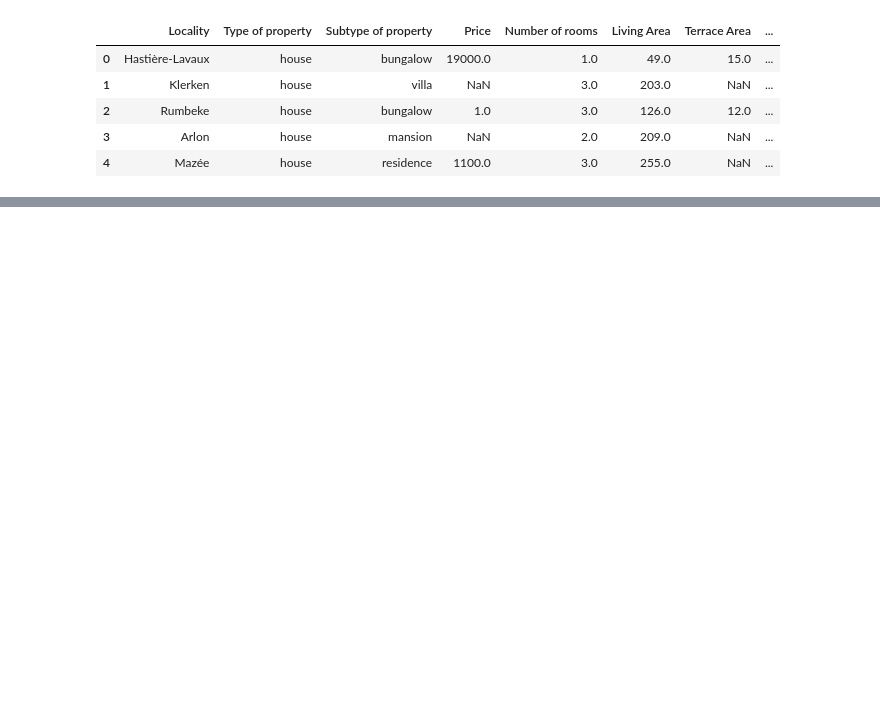
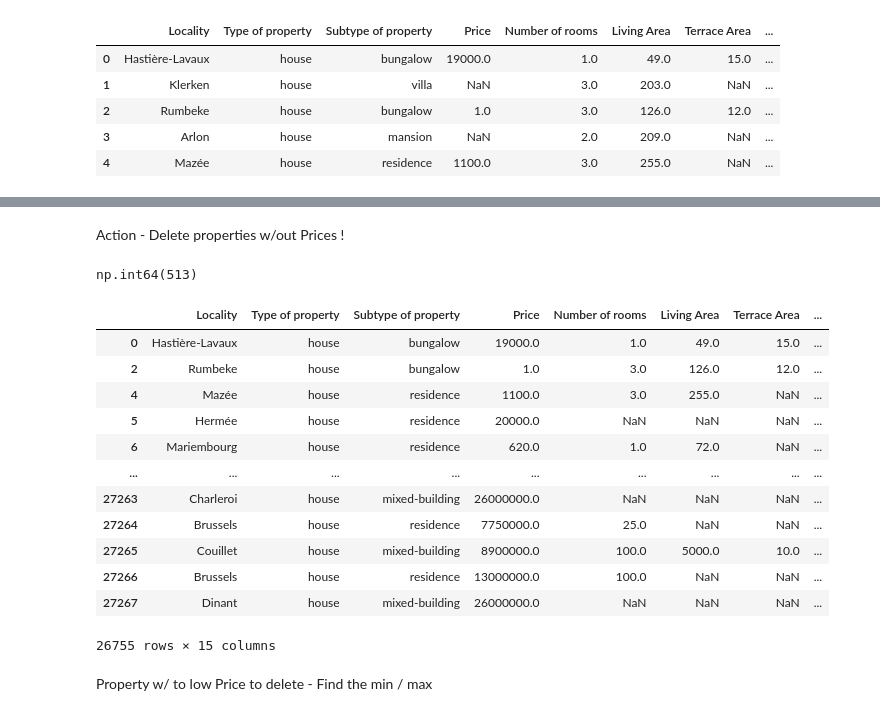
Before and after one commit to chainsoftruth/Belgium-House-Price-Forecast, a Jupyter notebook: data/analysis.ipynb, the cells around one changed output, grey strips where cells are left out. Drawn from its saved outputs; the diff is of its cells as text; code cells hidden in the pictures; blank space fills up the shorter version.

```diff
--- a/data/analysis.ipynb
+++ b/data/analysis.ipynb
@@ -24,0 +236,24 @@ df.describe()
+# %% [markdown]
+Action - Delete properties w/out Prices !
+# %%
+liza['Price'].isna().sum() # nb mising lines
+# %% [output]
+np.int64(513)
+# %%
+liza.dropna(subset=['Price']) # deleting nb mising lines
+# %% [output]
+|  | Locality | Type of property | Subtype of property | Price | Number of rooms | Living Area | Terrace Area | ... |
+| 0 | Hastière-Lavaux | house | bungalow | 19000.0 | 1.0 | 49.0 | 15.0 | ... |
+| 2 | Rumbeke | house | bungalow | 1.0 | 3.0 | 126.0 | 12.0 | ... |
+| 4 | Mazée | house | residence | 1100.0 | 3.0 | 255.0 | NaN | ... |
+| 5 | Hermée | house | residence | 20000.0 | NaN | NaN | NaN | ... |
+| 6 | Mariembourg | house | residence | 620.0 | 1.0 | 72.0 | NaN | ... |
+| ... | ... | ... | ... | ... | ... | ... | ... | ... |
+| 27263 | Charleroi | house | mixed-building | 26000000.0 | NaN | NaN | NaN | ... |
+| 27264 | Brussels | house | residence | 7750000.0 | 25.0 | NaN | NaN | ... |
+| 27265 | Couillet | house | mixed-building | 8900000.0 | 100.0 | 5000.0 | 10.0 | ... |
+| 27266 | Brussels | house | residence | 13000000.0 | 100.0 | NaN | NaN | ... |
+| 27267 | Dinant | house | mixed-building | 26000000.0 | NaN | NaN | NaN | ... |
+26755 rows × 15 columns
+# %% [markdown]
+Property w/ to low Price to delete - Find the min / max
```
Also changed, not shown: parts of 83 cells of this notebook, 1 other file.
